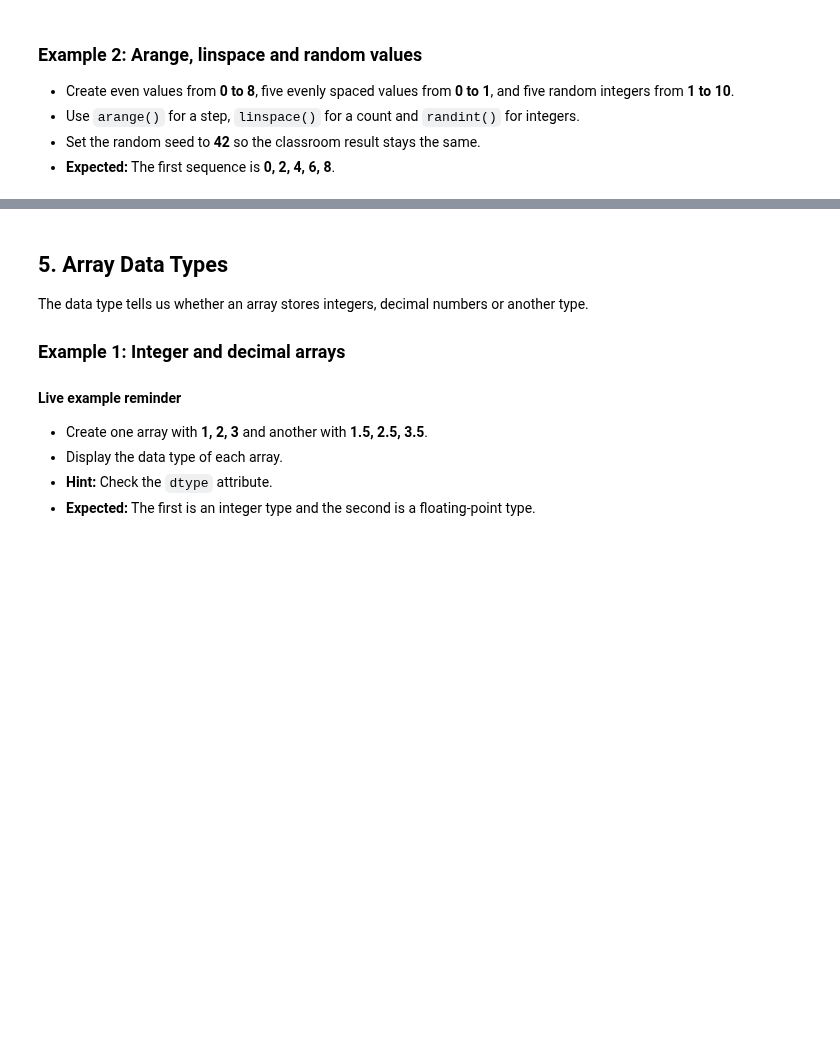
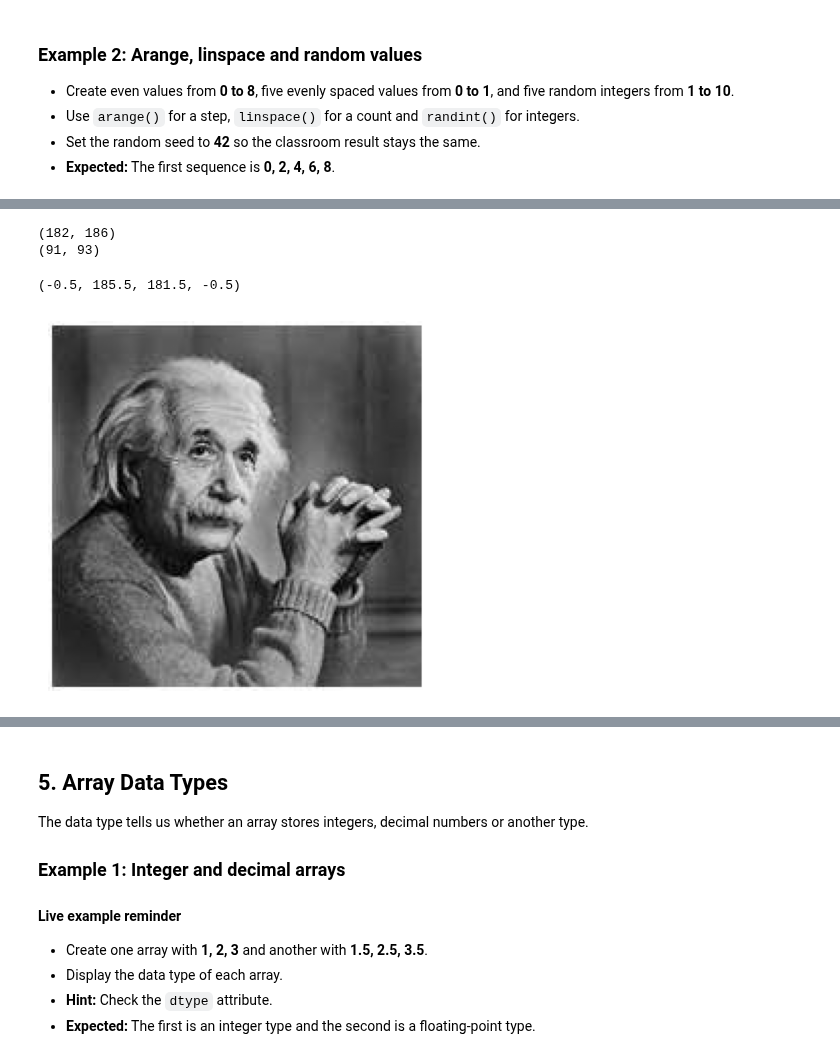
Before and after one commit to Muhammad-Huzifa/Cloud-Computing-AI-Course, a Jupyter notebook: Week-4/Code/numpy.ipynb, the cells around one changed output, grey strips where cells are left out. Drawn from its saved outputs; the diff is of its cells as text; code cells hidden in the pictures; blank space fills up the shorter version.

```diff
--- a/Week-4/Code/numpy.ipynb
+++ b/Week-4/Code/numpy.ipynb
@@ -319,0 +466,17 @@ NumPy can create common arrays without entering every value manually.
+# %%
+import cv2 as cv
+import matplotlib.pyplot as plt
+
+
+image  = cv.imread(r"C:\Users\Muhammad Huzifa\Downloads\images.jpg",0)
+print(image.shape)
+# print(image)
+image_reduce = image[::2,::2]
+print(image_reduce.shape)
+plt.imshow(image , 'gray')
+plt.axis('off')
+# %% [output]
+(182, 186)
+(91, 93)
+(-0.5, 185.5, 181.5, -0.5)
+[figure, added]
```
Also changed, not shown: parts of 78 cells of this notebook.
